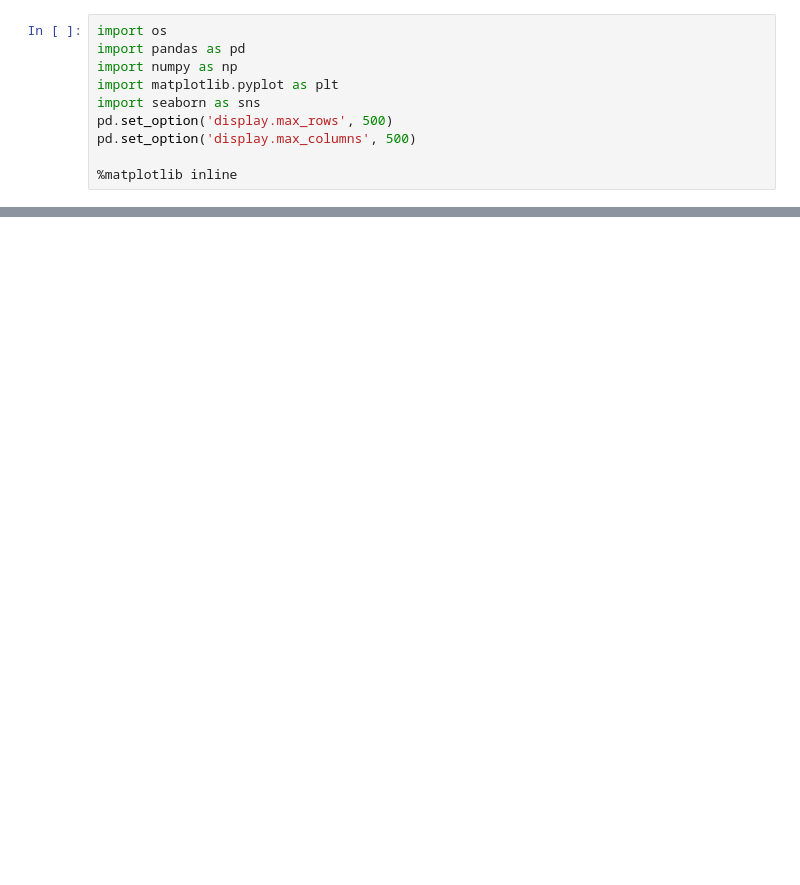
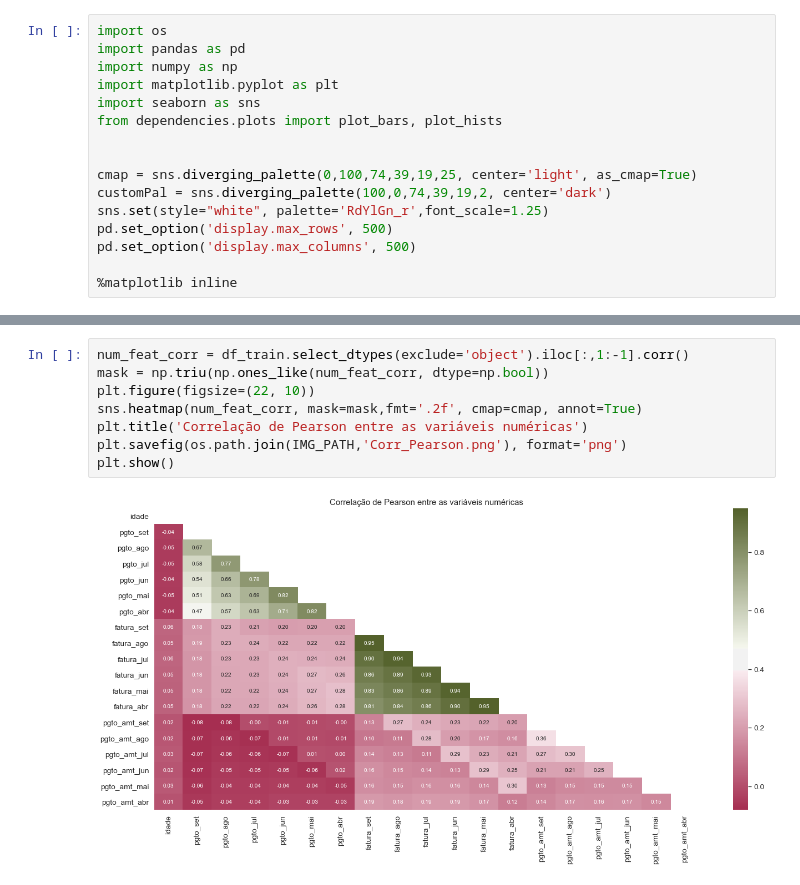
Before and after one commit to gstw7/Case, a Jupyter notebook: Terceira Questão/notebooks/2_eda.ipynb, the cells around one changed output, grey strips where cells are left out. Drawn from its saved outputs; the diff is of its cells as text; blank space fills up the shorter version.

```diff
--- a/Terceira Questão/notebooks/2_eda.ipynb
+++ b/Terceira Questão/notebooks/2_eda.ipynb
@@ -4,6 +4,12 @@ import pandas as pd
 import numpy as np
 import matplotlib.pyplot as plt
 import seaborn as sns
+from dependencies.plots import plot_bars, plot_hists
+
+
+cmap = sns.diverging_palette(0,100,74,39,19,25, center='light', as_cmap=True)
+customPal = sns.diverging_palette(100,0,74,39,19,2, center='dark')
+sns.set(style="white", palette='RdYlGn_r',font_scale=1.25)
 pd.set_option('display.max_rows', 500)
 pd.set_option('display.max_columns', 500)
 
@@ -96,0 +127,10 @@ plot_hists(df_raw, features=['idade','credito'], n_rows=2, n_cols=2,
+# %%
+num_feat_corr = df_train.select_dtypes(exclude='object').iloc[:,1:-1].corr()
+mask = np.triu(np.ones_like(num_feat_corr, dtype=np.bool))
+plt.figure(figsize=(22, 10))
+sns.heatmap(num_feat_corr, mask=mask,fmt='.2f', cmap=cmap, annot=True)
+plt.title('Correlação de Pearson entre as variáveis numéricas')
+plt.savefig(os.path.join(IMG_PATH,'Corr_Pearson.png'), format='png')
+plt.show()
+# %% [output]
+[figure, added]
```
Also changed, not shown: parts of 27 cells of this notebook, 48 other files.
